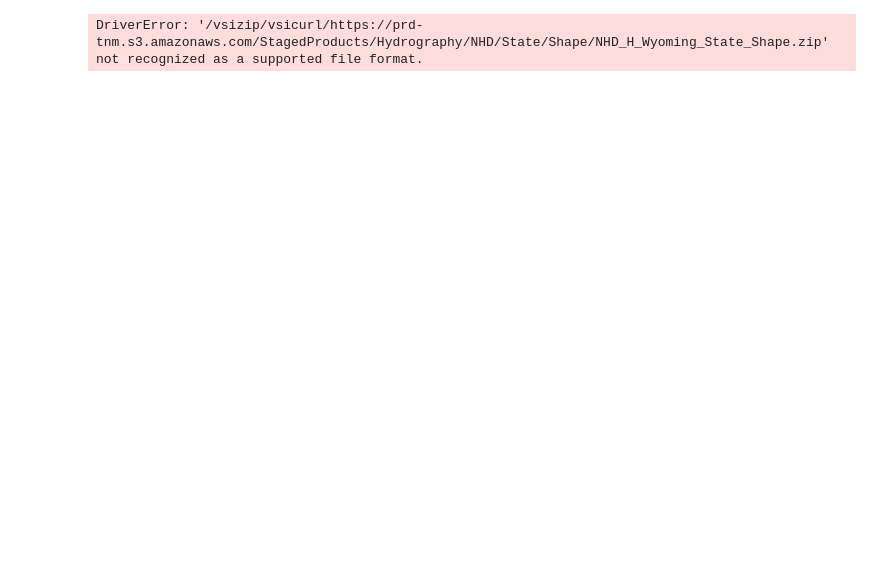
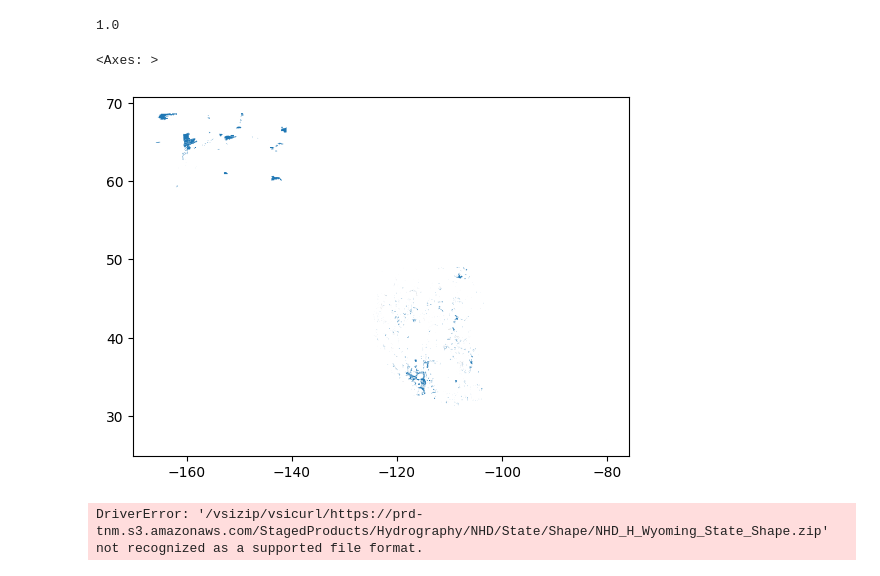
Before and after one commit to tsdataclinic/nwf-process-geodata, a Jupyter notebook: notebooks/process_FEMA.ipynb, the cells around one changed output. Drawn from its saved outputs; the diff is of its cells as text; code cells hidden in the pictures; blank space fills up the shorter version.

```diff
--- a/notebooks/process_FEMA.ipynb
+++ b/notebooks/process_FEMA.ipynb
@@ -80,3 +101,13 @@ gdf.query("FLD_ZONE.str.startswith('A')")
+# %%
+import numpy as np
+np.mean(gdf.geometry.is_valid)
+# %% [output]
+1.0
+# %%
+gpd.read_file("/Users/canyonfoot/Downloads/BLM_Natl_ACEC-1.gdb/a00000028.gdbtable").plot()
+# %% [output]
+<Axes: >
+[figure, added]
 # %%
 gpd.read_file("https://prd-tnm.s3.amazonaws.com/StagedProducts/Hydrography/NHD/State/Shape/NHD_H_Wyoming_State_Shape.zip")
 # %% [output]
```
Also changed, not shown: parts of 9 cells of this notebook, 4 other files.
